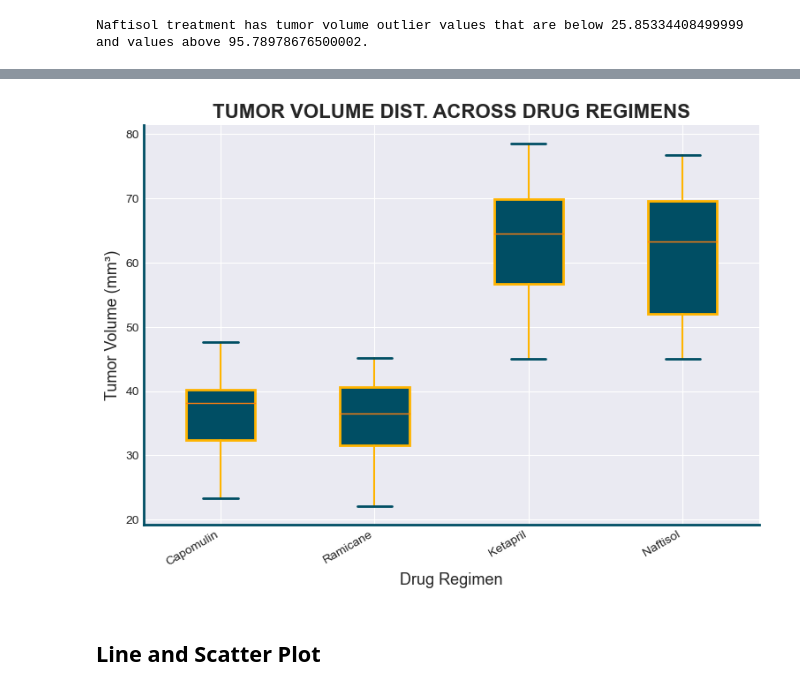
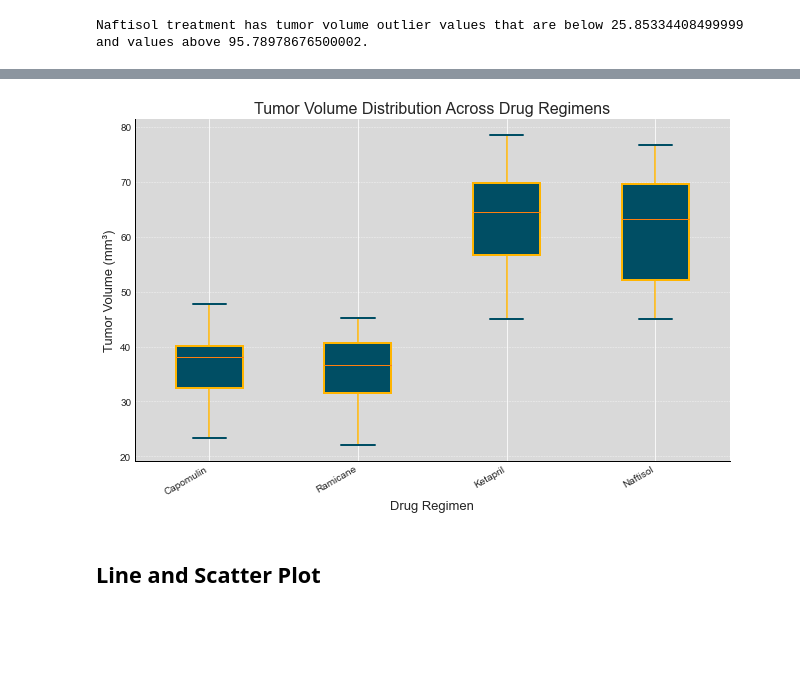
Before and after one commit to mathewqpmiller/Matplotlib-Pymaceuticals_Analysis, a Jupyter notebook: Matplotlib_Pharmaceuticals_Analysis.ipynb, the cells around one changed output, grey strips where cells are left out. Drawn from its saved outputs; the diff is of its cells as text; code cells hidden in the pictures; blank space fills up the shorter version.

Commit message:
Updated box plot

```diff
--- a/Matplotlib_Pharmaceuticals_Analysis.ipynb
+++ b/Matplotlib_Pharmaceuticals_Analysis.ipynb
@@ -824,52 +808,55 @@ plt.show()
 # %%
-# Box Plot:
-# Generate a box plot of the final tumor volume of each mouse across four regimens of interest
-
 import matplotlib.pyplot as plt
 
+# Data: Tumor volumes for each drug regimen (ensure these variables are defined as per your data)
 drug_regimen_tumor_data = [capomulin_tumor, ramicane_tumor, ketapril_tumor, naftisol_tumor]
 
 # Customize plot style
-plt.style.use('seaborn-darkgrid') # Some other seaborn styles are - darkgrid, whitegrid, dark, white, ticks, poster, notebook and talk
+plt.style.use('seaborn-darkgrid')  # Use a seaborn style for better grid lines
 
 # Create figure and axis with adjusted size
-fig1, ax1 = plt.subplots(figsize=(9, 6), dpi=100)
+fig1, ax1 = plt.subplots(figsize=(9, 6))
+
+# Set background color for the plot area
+ax1.set_facecolor('#D9D9D9')
 
 # Title and labels
-ax1.set_title('TUMOR VOLUME DIST. ACROSS DRUG REGIMENS', fontsize=16, fontweight='bold')
+ax1.set_title('Tumor Volume Distribution Across Drug Regimens', fontsize=16)
 ax1.set_ylabel('Tumor Volume (mm³)', fontsize=13)
 ax1.set_xlabel('Drug Regimen', fontsize=13)
 
 # Customize box plot properties
 boxplot = ax1.boxplot(
     drug_regimen_tumor_data,
     labels=["Capomulin", "Ramicane", "Ketapril", "Naftisol"],
     patch_artist=True,  # Enables box face color customization
     boxprops=dict(color='#FFB400', linewidth=2, facecolor='#004E64'),
     whiskerprops=dict(color='#FFB400', linewidth=1.5),
     capprops=dict(color='#004E64', linewidth=2),
     flierprops=dict(marker='o', color='red', markersize=5)
 )
+
 # Keep axis lines/spines visible
 for spine in ax1.spines.values():
     spine.set_visible(True)
-    spine.set_linewidth(2)  # Adjust linewidth for better visibility
-    spine.set_color('#004E64')  # Set color to black or any preferred color
+    spine.set_linewidth(1)  # Adjust linewidth for better visibility
+    spine.set_color('black')  # Set color to black or any preferred color
 
 # Hide the top and right spines (remove the frame)
 ax1.spines['top'].set_visible(False)
 ax1.spines['right'].set_visible(False)
 
-# Add gridlines for readability
-ax1.yaxis.grid(True)
+# Add gridlines for readability (white grid lines)
+ax1.yaxis.grid(True, linestyle='--', linewidth=0.5, color='white', alpha=0.7)
 
 # Rotate x-axis labels slightly for clarity
 plt.xticks(rotation=30, ha='right')
 
 # Show the plot
+plt.tight_layout()  # Adjust the layout for better spacing
 plt.show()
 # %% [output]
-[figure, old version]
+[figure, new version]
 # %% [markdown]
 ## Line and Scatter Plot
 # %%
```
Also changed, not shown: parts of 1 cell of this notebook.
